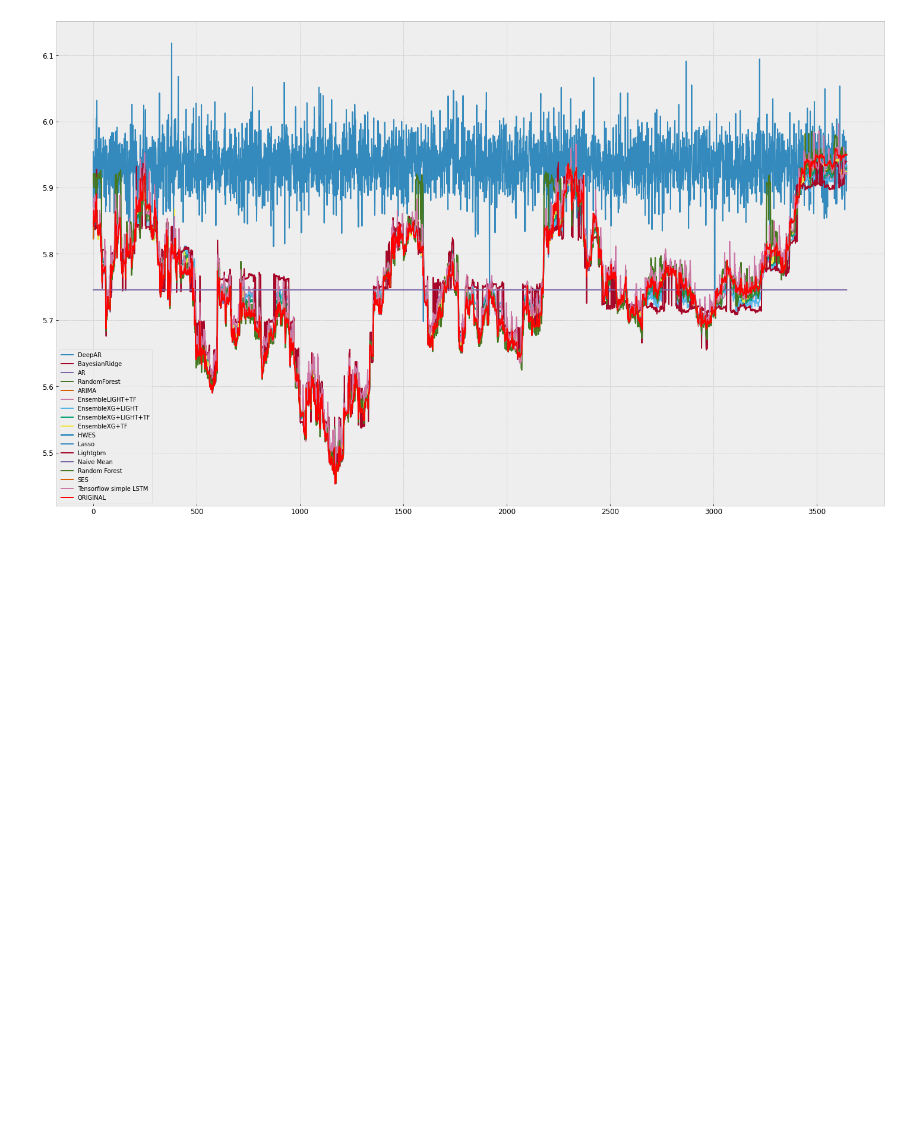
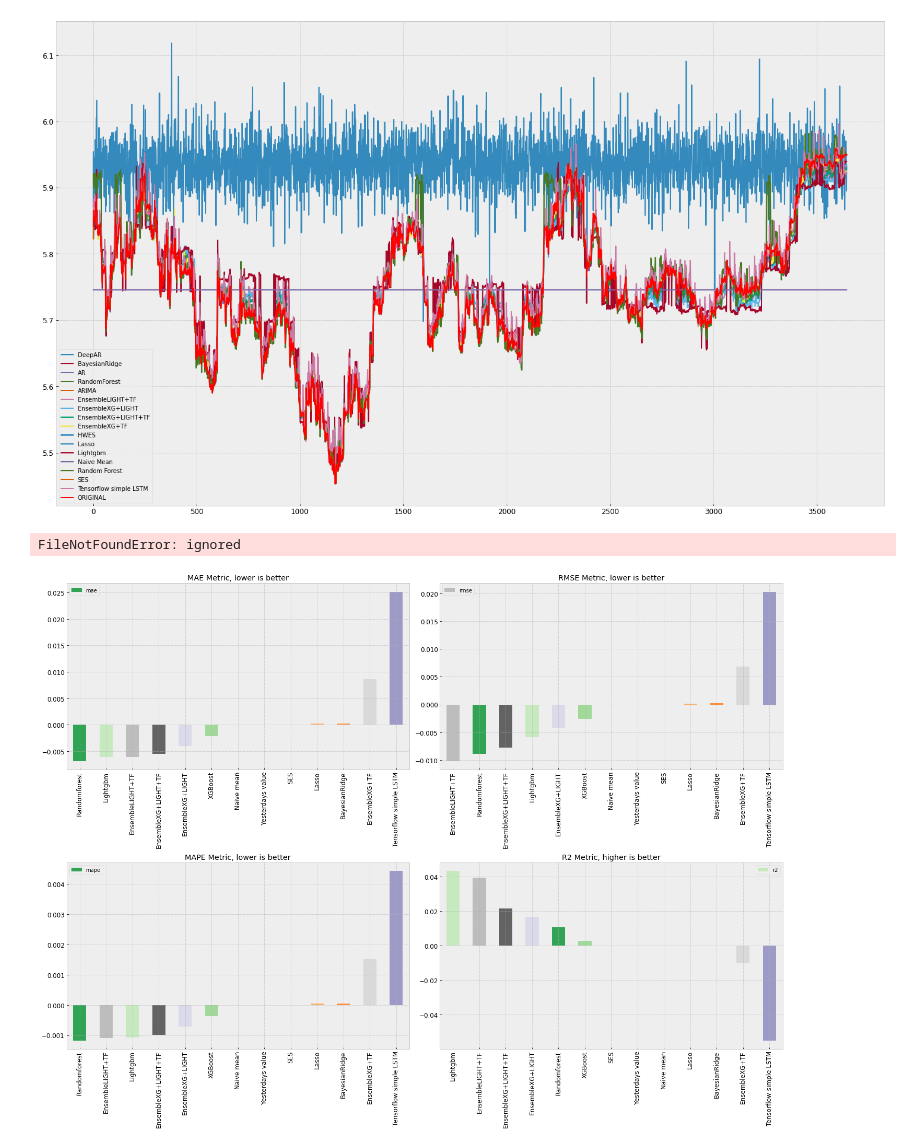
Before and after one commit to aburak256/Currency-with-Twitter, a Jupyter notebook: Results.ipynb, the cells around one changed output. Cells and saved outputs as stored; diff of their text form; code cells hidden in the pictures; blank space fills up the shorter version.

Commit message:
Tweets

```diff
--- a/Results.ipynb
+++ b/Results.ipynb
@@ -19,12 +19,18 @@ mpl.rcParams['ytick.labelsize'] = 12
 mpl.rcParams['text.color'] = 'k'
 mpl.rcParams['figure.figsize'] = 18, 8
 
-with open('scores.pickle', 'rb') as handle:
+with open('scores-year.pickle', 'rb') as handle:
     resultsDict = pickle.load(handle)
 
+with open('scores_last.pickle', 'rb') as handle:
+    resultsDictTweets = pickle.load(handle)
+
 ## Load our results from the model notebook
-with open('predictions.pickle', 'rb') as handle:
+with open('predictions-year.pickle', 'rb') as handle:
     predictionsDict = pickle.load(handle)
+
+with open('predictions_last.pickle', 'rb') as handle:
+    predictionsDictTweets = pickle.load(handle)
 # %%
 bar_metrics(resultsDict)
 # %% [output]
@@ -93,3 +99,16 @@ plt.legend()
 # %% [output]
 <matplotlib.legend.Legend at 0x...>
 [figure]
+# %%
+resultsComparison = dict()
+for model in resultsDict:
+  resultsComparison[model] = dict()
+  resultsComparison[model]['rmse'] = (resultsDictTweets[model]['rmse']) - (resultsDict[model]['rmse'])
+  resultsComparison[model]['mape'] = (resultsDictTweets[model]['mape']) - (resultsDict[model]['mape'])
+  resultsComparison[model]['mae'] = (resultsDictTweets[model]['mae']) - (resultsDict[model]['mae'])
+  resultsComparison[model]['r2'] = (resultsDictTweets[model]['r2']) - (resultsDict[model]['r2'])
+# %%
+bar_metrics(resultsComparison)
+# %% [output]
+FileNotFoundError: ignored
+[figure, added]
```
Also changed, not shown: parts of 2 cells of this notebook.
